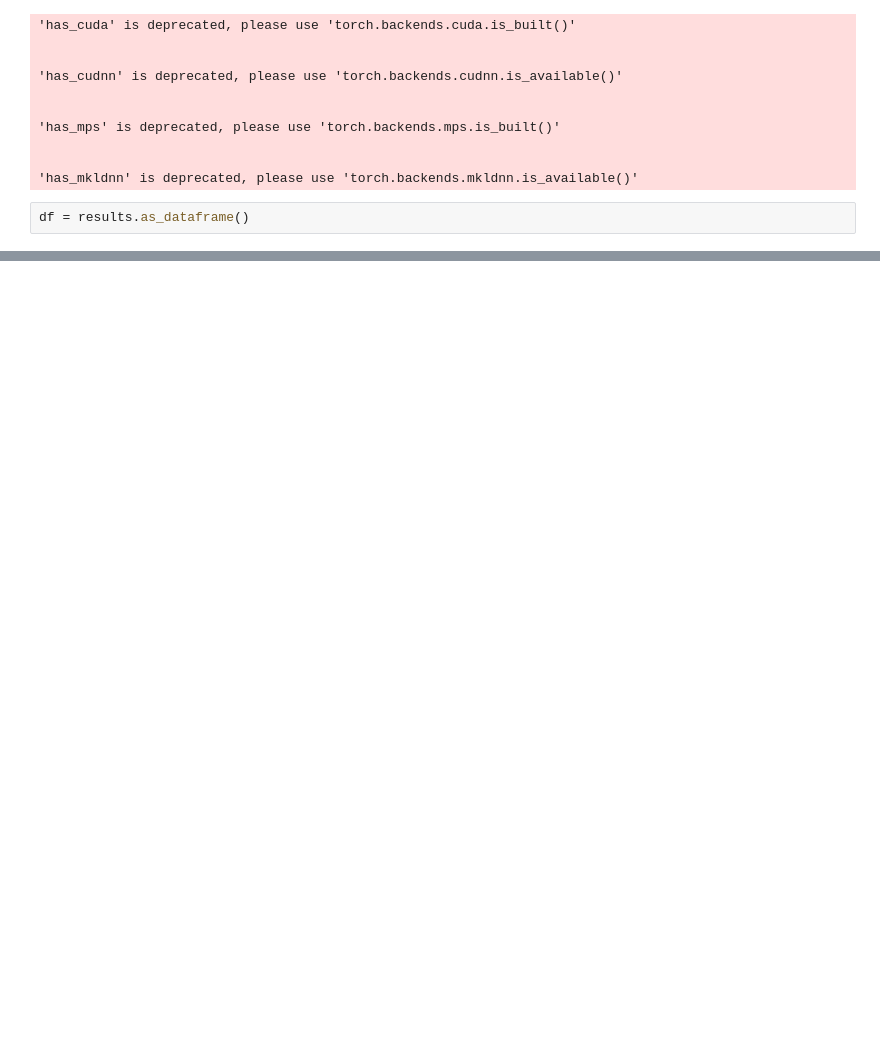
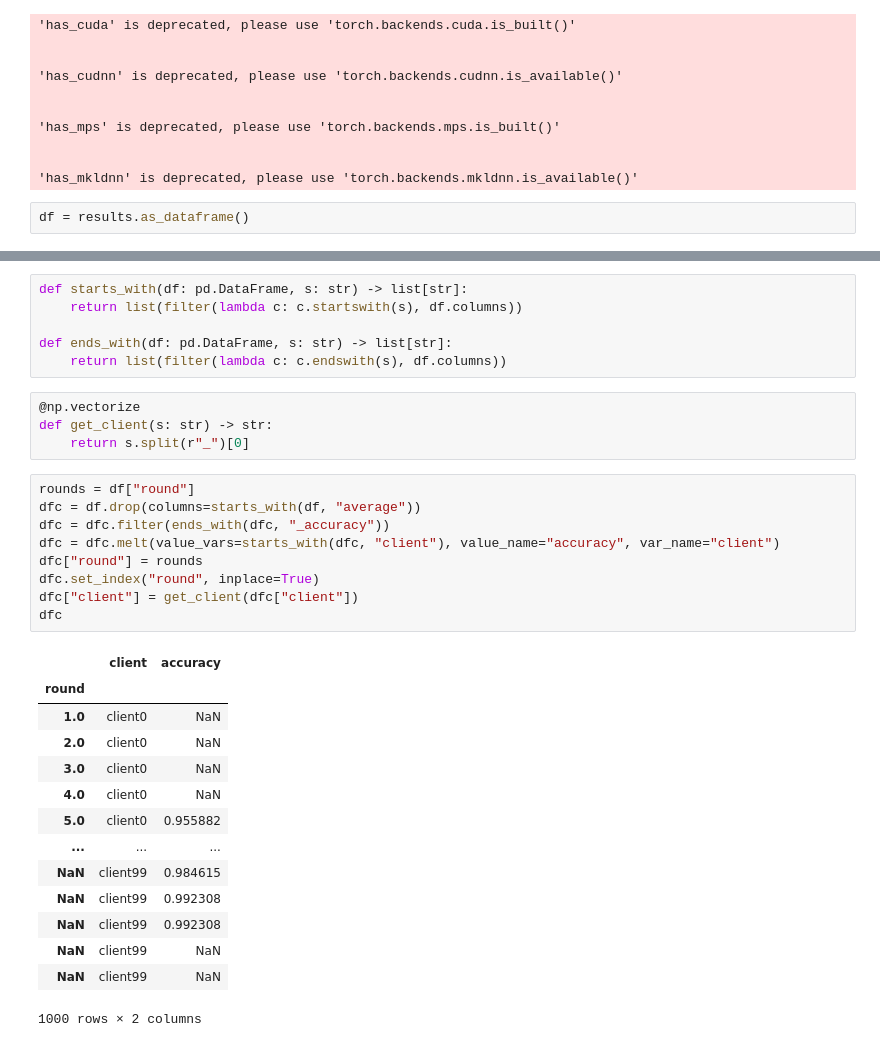
Before and after one commit to lmeinhold/client-benefit-contribution-cfl, a Jupyter notebook: notebooks/Test New Implementation.ipynb, the cells around one changed output, grey strips where cells are left out. Saved outputs shown, nothing was run; the diff lists cells and outputs as text; blank space fills up the shorter version.

```diff
--- a/notebooks/Test New Implementation.ipynb
+++ b/notebooks/Test New Implementation.ipynb
@@ -108,0 +119,34 @@ px.line(df, x="round", y="average_test_accuracy")
+# %%
+def starts_with(df: pd.DataFrame, s: str) -> list[str]:
+    return list(filter(lambda c: c.startswith(s), df.columns))
+
+def ends_with(df: pd.DataFrame, s: str) -> list[str]:
+    return list(filter(lambda c: c.endswith(s), df.columns))
+# %%
+@np.vectorize
+def get_client(s: str) -> str:
+    return s.split(r"_")[0]
+# %%
+rounds = df["round"]
+dfc = df.drop(columns=starts_with(df, "average"))
+dfc = dfc.filter(ends_with(dfc, "_accuracy"))
+dfc = dfc.melt(value_vars=starts_with(dfc, "client"), value_name="accuracy", var_name="client")
+dfc["round"] = rounds
+dfc.set_index("round", inplace=True)
+dfc["client"] = get_client(dfc["client"])
+dfc
+# %% [output]
+|  | client | accuracy |
+| round |  |  |
+| 1.0 | client0 | NaN |
+| 2.0 | client0 | NaN |
+| 3.0 | client0 | NaN |
+| 4.0 | client0 | NaN |
+| 5.0 | client0 | 0.955882 |
+| ... | ... | ... |
+| NaN | client99 | 0.984615 |
+| NaN | client99 | 0.992308 |
+| NaN | client99 | 0.992308 |
+| NaN | client99 | NaN |
+| NaN | client99 | NaN |
+1000 rows × 2 columns
```
Also changed, not shown: parts of 8 cells of this notebook.
